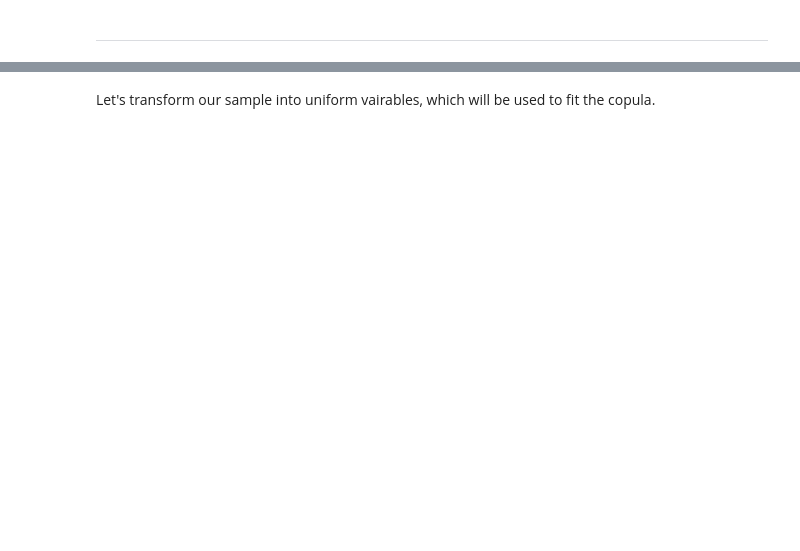
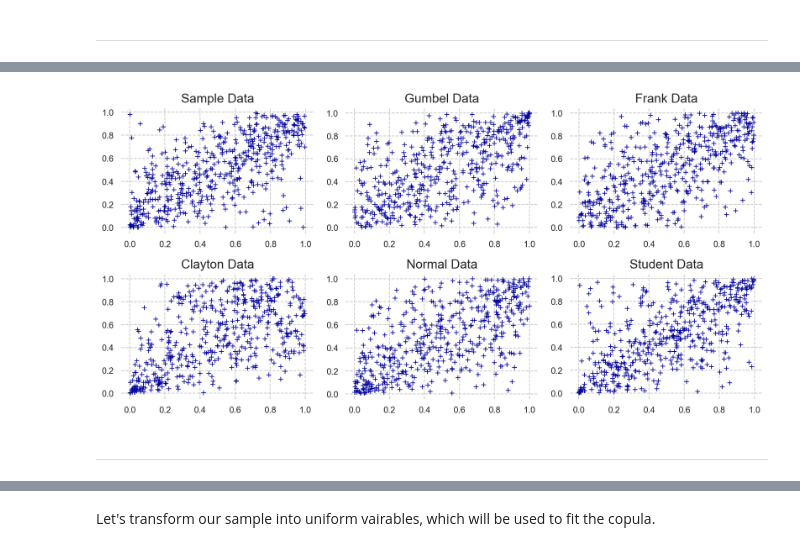
Before and after one commit to Sinbad-The-Sailor/Financial-Mathematics-Notebooks, a Jupyter notebook: dependency_modelling.ipynb, the cells around one changed output, grey strips where cells are left out. Cells and saved outputs as stored; diff of their text form; code cells hidden in the pictures; blank space fills up the shorter version.

```diff
--- a/dependency_modelling.ipynb
+++ b/dependency_modelling.ipynb
@@ -171,0 +355,7 @@ Normal (boring) bivariate copula in canonical representation.
+# %%
+frank_copula = copulae.FrankCopula()
+frank_copula.fit(transformed_sample)
+print('Frank Parameter')
+frank_copula.params
+print('Log-Likelihood of Frank Copula')
+frank_copula.log_lik(transformed_sample)
@@ -171,0 +375,7 @@ Normal (boring) bivariate copula in canonical representation.
+# %%
+gumbel_copula = copulae.GumbelCopula()
+gumbel_copula.fit(transformed_sample)
+print('Gumbel Parameter')
+print(gumbel_copula.params)
+print('Log-Likelihood of Gumbel Copula')
+gumbel_copula.log_lik(transformed_sample)
@@ -171,0 +396,38 @@ Normal (boring) bivariate copula in canonical representation.
+# %%
+fig, axs = plt.subplots(2, 3)
+
+sample_normal = normal_copula.random(500)
+sample_student = student_copula.random(500)
+sample_frank = frank_copula.random(500)
+sample_clayton = clayton_copula.random(500)
+sample_gumbel = gumbel_copula.random(500)
+
+axs[0 ,0].scatter(transformed_sample['EUR/USD'], transformed_sample['NOK/USD'], marker='+', linewidths=0.85)
+axs[0, 1].scatter(sample_gumbel['EUR/USD'], sample_gumbel['NOK/USD'], marker='+', linewidths=0.85)
+axs[0, 2].scatter(sample_frank['EUR/USD'], sample_frank['NOK/USD'], marker='+', linewidths=0.85)
+axs[1, 0].scatter(sample_clayton['EUR/USD'], sample_clayton['NOK/USD'], marker='+', linewidths=0.85)
+axs[1, 1].scatter(sample_normal['EUR/USD'], sample_normal['NOK/USD'], marker='+', linewidths=0.85)
+axs[1, 2].scatter(sample_student['EUR/USD'], sample_student['NOK/USD'], marker='+', linewidths=0.85)
+
+axs[0, 0].set_frame_on(False)
+axs[0, 1].set_frame_on(False)
+axs[0, 2].set_frame_on(False)
+axs[1, 0].set_frame_on(False)
+axs[1, 1].set_frame_on(False)
+axs[1, 2].set_frame_on(False)
+
+
+axs[0, 0].set_title('Sample Data', fontsize=16)
+axs[0, 1].set_title('Gumbel Data', fontsize=16)
+axs[0, 2].set_title('Frank Data', fontsize=16)
+axs[1, 0].set_title('Clayton Data', fontsize=16)
+axs[1, 1].set_title('Normal Data', fontsize=16)
+axs[1, 2].set_title('Student Data', fontsize=16)
+
+fig.set_size_inches(12, 6)
+plt.tight_layout()
+plt.show()
+# %% [output]
+[figure, added]
+# %% [markdown]
+---
```
Also changed, not shown: parts of 44 cells of this notebook, 1 other file.
